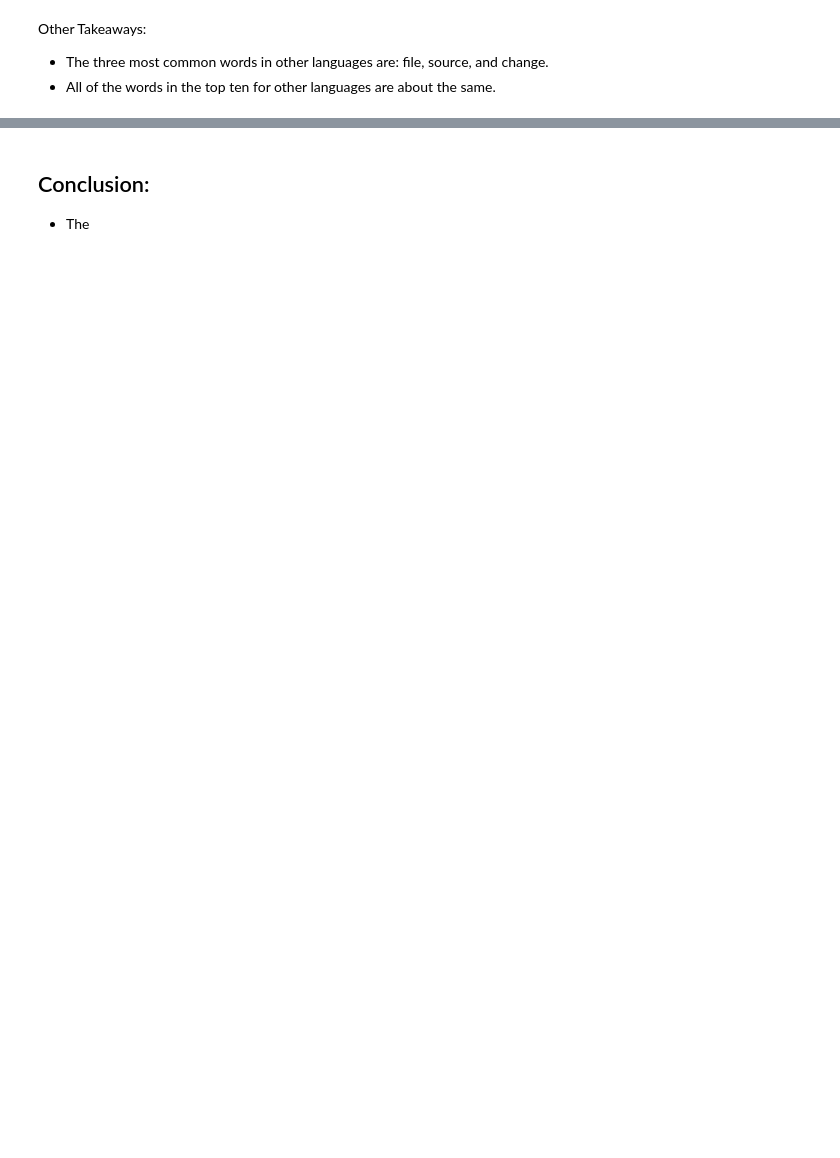
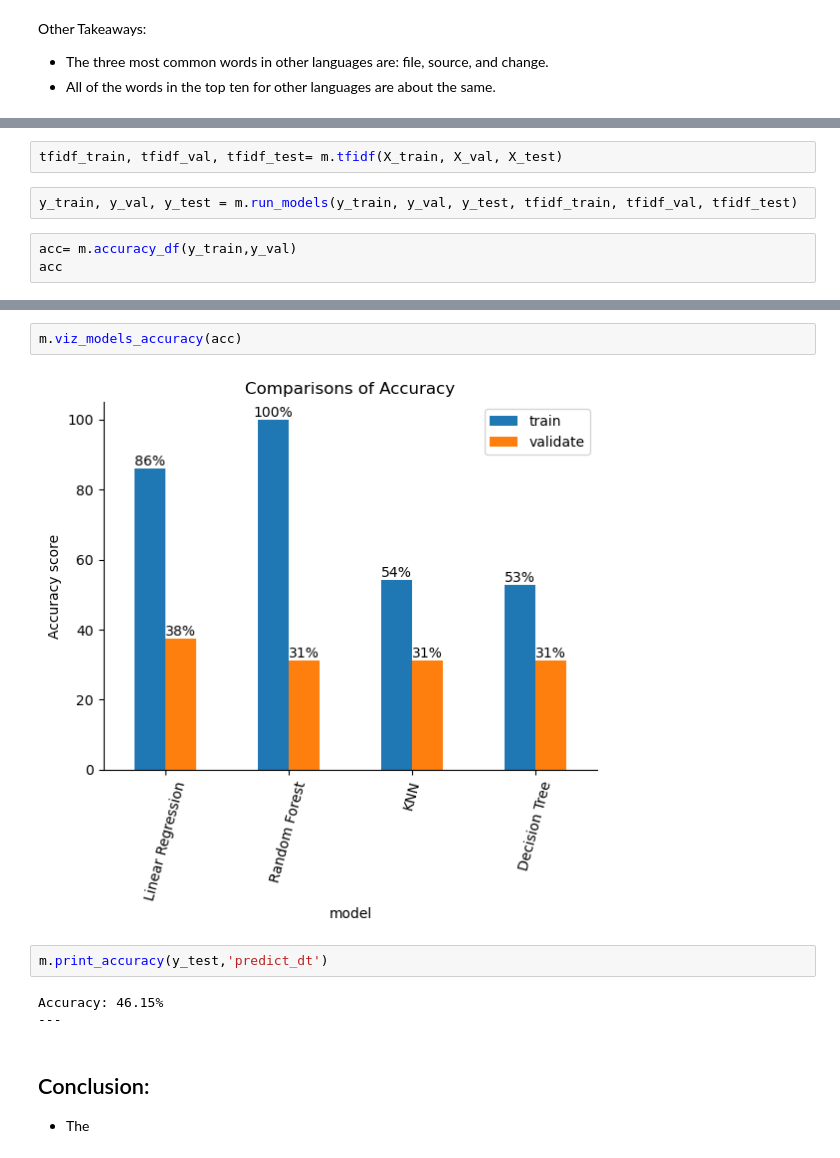
Before and after one commit to nlp-project-noether/nlp-project, a Jupyter notebook: final_report.ipynb, the cells around one changed output, grey strips where cells are left out. Cells and saved outputs as stored; diff of their text form; blank space fills up the shorter version.

```diff
--- a/final_report.ipynb
+++ b/final_report.ipynb
@@ -186,0 +177,7 @@ def print_confusion_matrix(df,col):
+# %%
+tfidf_train, tfidf_val, tfidf_test= m.tfidf(X_train, X_val, X_test)
+# %%
+y_train, y_val, y_test = m.run_models(y_train, y_val, y_test, tfidf_train, tfidf_val, tfidf_test)
+# %%
+acc= m.accuracy_df(y_train,y_val)
+acc
@@ -187,3 +191,12 @@ def print_confusion_matrix(df,col):
+# %%
+m.viz_models_accuracy(acc)
+# %% [output]
+[figure, added]
+# %%
+m.print_accuracy(y_test,'predict_dt')
+# %% [output]
+Accuracy: 46.15%
+---
 # %% [markdown]
 ## Conclusion:
    - The
```
Also changed, not shown: parts of 17 cells of this notebook, 3 other files.
